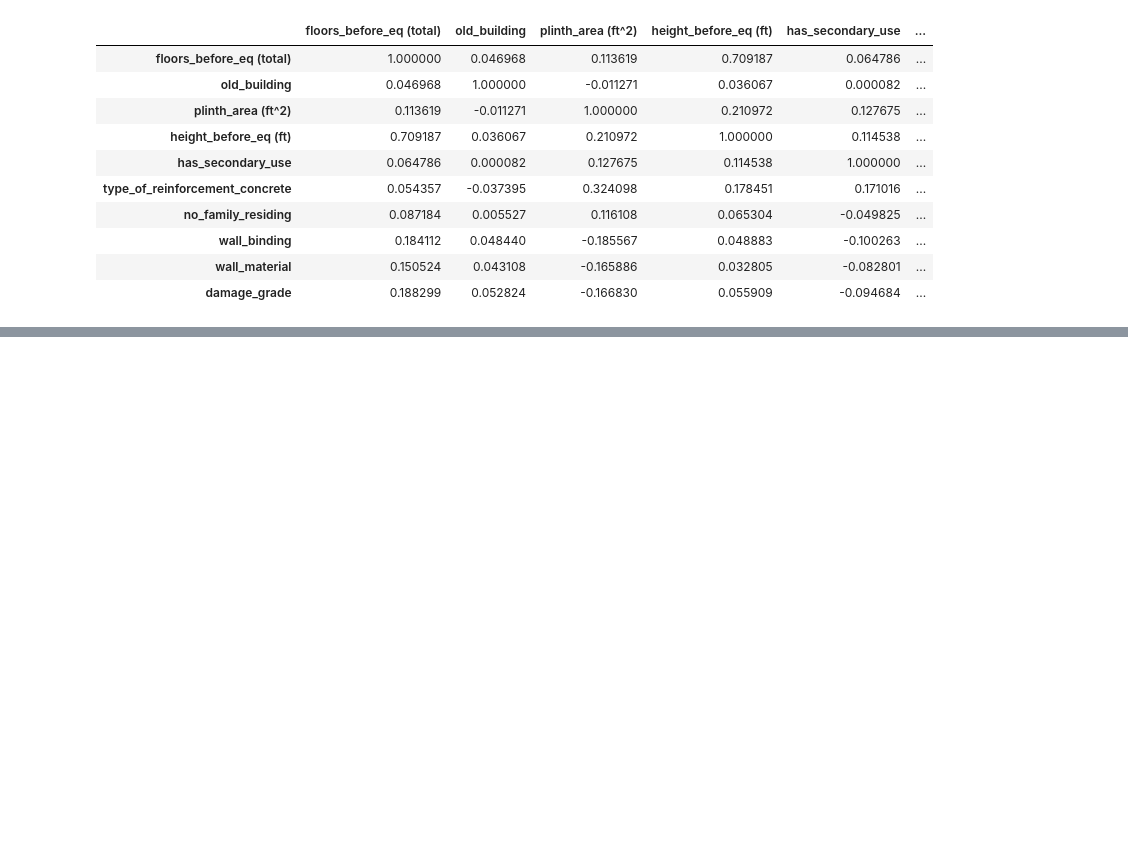
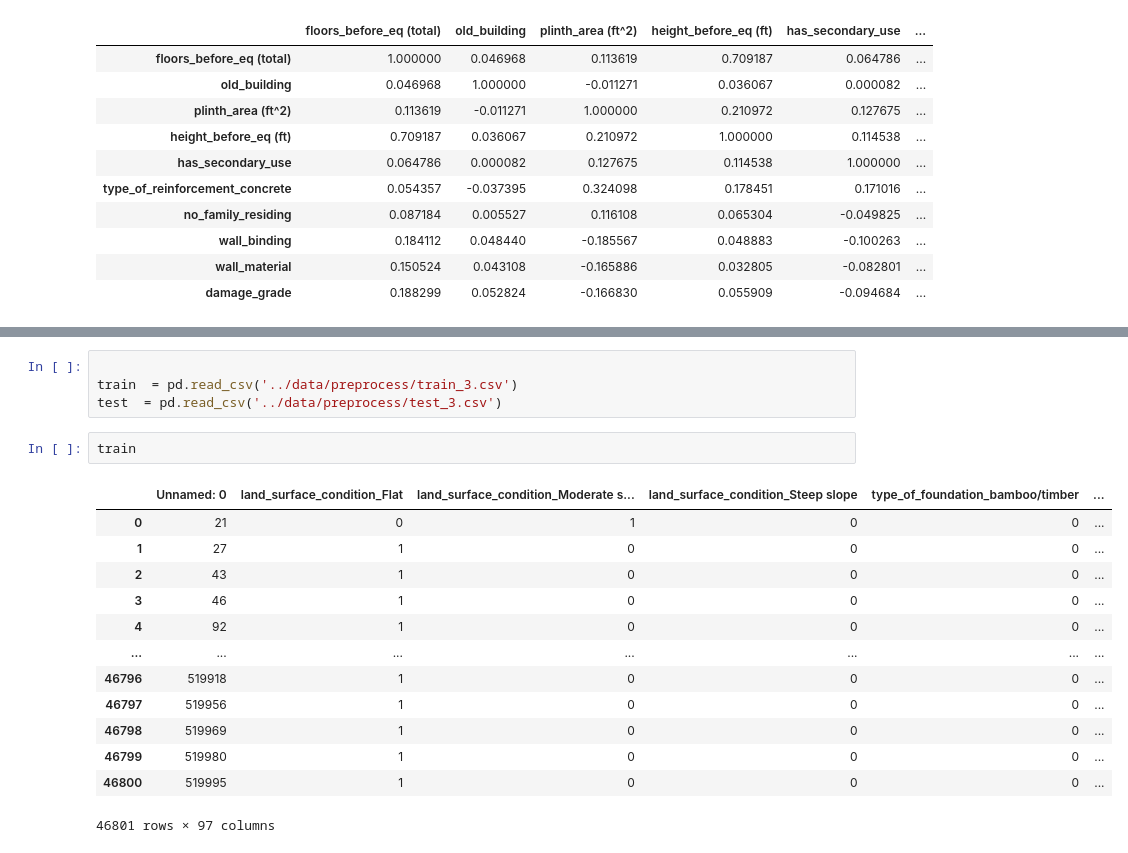
Before and after one commit to abilcode/joints, a Jupyter notebook: iter2/n2.ipynb, the cells around one changed output, grey strips where cells are left out. Saved outputs shown, nothing was run; the diff lists cells and outputs as text; blank space fills up the shorter version.

```diff
--- a/iter2/n2.ipynb
+++ b/iter2/n2.ipynb
@@ -137,0 +271,20 @@ train.corr()
+# %%
+
+train  = pd.read_csv('../data/preprocess/train_3.csv')
+test  = pd.read_csv('../data/preprocess/test_3.csv')
+# %%
+train
+# %% [output]
+|  | Unnamed: 0 | land_surface_condition_Flat | land_surface_condition_Moderate s... | land_surface_condition_Steep slope | type_of_foundation_bamboo/timber | ... |
+| 0 | 21 | 0 | 1 | 0 | 0 | ... |
+| 1 | 27 | 1 | 0 | 0 | 0 | ... |
+| 2 | 43 | 1 | 0 | 0 | 0 | ... |
+| 3 | 46 | 1 | 0 | 0 | 0 | ... |
+| 4 | 92 | 1 | 0 | 0 | 0 | ... |
+| ... | ... | ... | ... | ... | ... | ... |
+| 46796 | 519918 | 1 | 0 | 0 | 0 | ... |
+| 46797 | 519956 | 1 | 0 | 0 | 0 | ... |
+| 46798 | 519969 | 1 | 0 | 0 | 0 | ... |
+| 46799 | 519980 | 1 | 0 | 0 | 0 | ... |
+| 46800 | 519995 | 1 | 0 | 0 | 0 | ... |
+46801 rows × 97 columns
```
Also changed, not shown: parts of 30 cells of this notebook, 5 other files.
